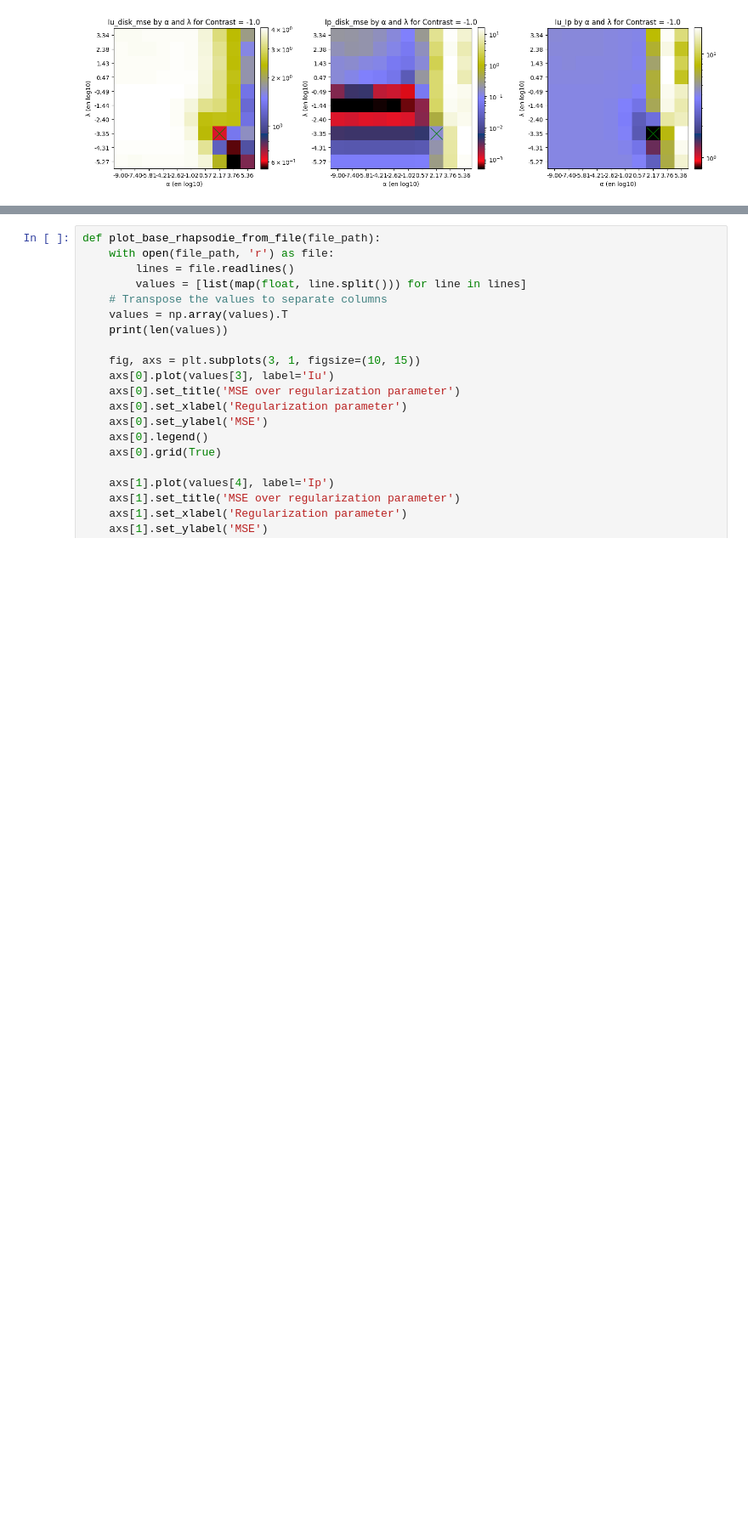
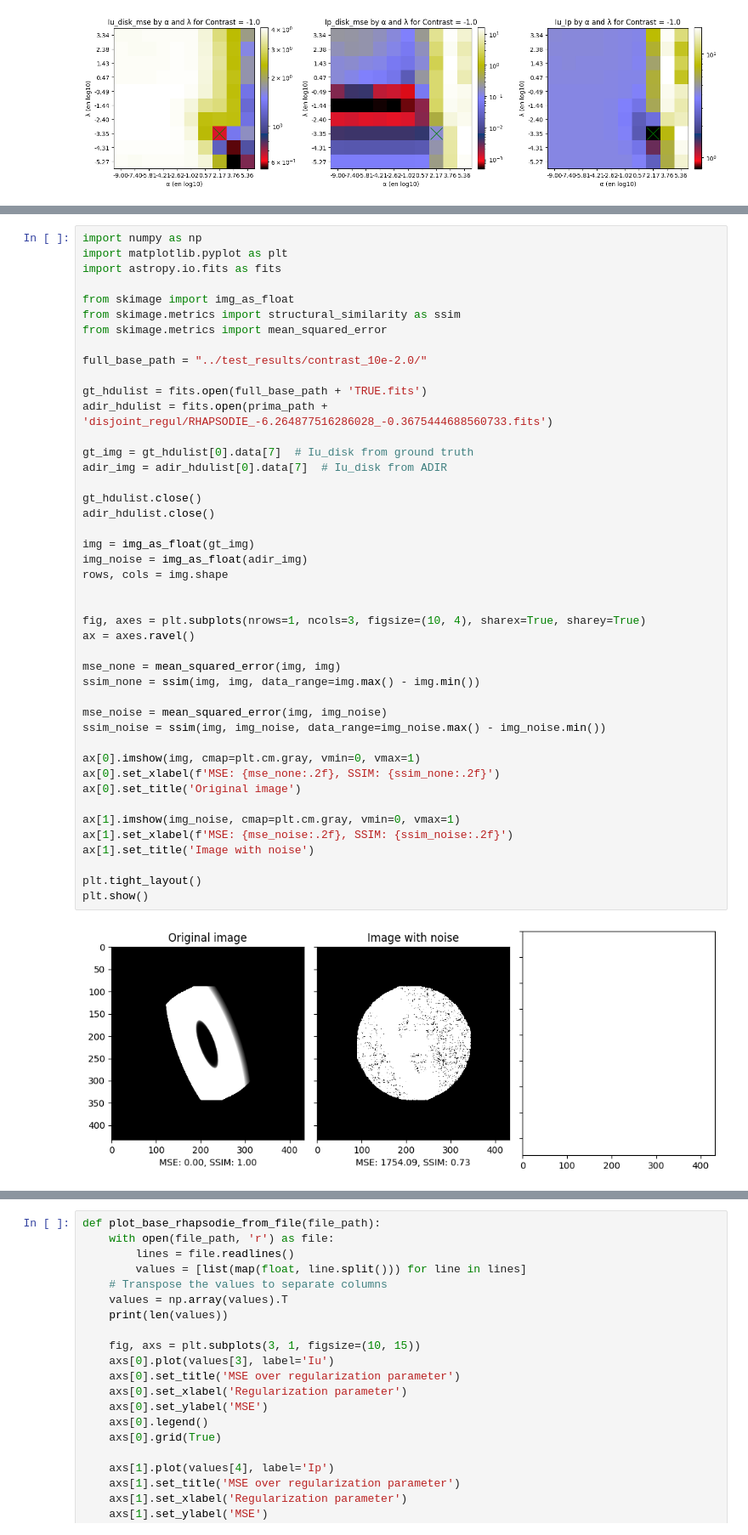
Before and after one commit to LaurenceDenneulin/Rhapsodie.jl, a Jupyter notebook: src/metrics.ipynb, the cells around one changed output, grey strips where cells are left out. Shown at 85% size. Drawn from its saved outputs; the diff is of its cells as text; blank space fills up the shorter version.

```diff
--- a/src/metrics.ipynb
+++ b/src/metrics.ipynb
@@ -237,3 +155,49 @@ compare_methods_plot('../test_results/methods_comparison/mse_rhapsodie_ip_128_po
+# %%
+import numpy as np
+import matplotlib.pyplot as plt
+import astropy.io.fits as fits
+
+from skimage import img_as_float
+from skimage.metrics import structural_similarity as ssim
+from skimage.metrics import mean_squared_error
+
+full_base_path = "../test_results/contrast_10e-2.0/"
+
+gt_hdulist = fits.open(full_base_path + 'TRUE.fits')
+adir_hdulist = fits.open(prima_path + 'disjoint_regul/RHAPSODIE_-6.264877516286028_-0.3675444688560733.fits')
+
+gt_img = gt_hdulist[0].data[7]  # Iu_disk from ground truth
+adir_img = adir_hdulist[0].data[7]  # Iu_disk from ADIR
+
+gt_hdulist.close()
+adir_hdulist.close()
+
+img = img_as_float(gt_img)
+img_noise = img_as_float(adir_img)
+rows, cols = img.shape
+
+
+fig, axes = plt.subplots(nrows=1, ncols=3, figsize=(10, 4), sharex=True, sharey=True)
+ax = axes.ravel()
+
+mse_none = mean_squared_error(img, img)
+ssim_none = ssim(img, img, data_range=img.max() - img.min())
+
+mse_noise = mean_squared_error(img, img_noise)
+ssim_noise = ssim(img, img_noise, data_range=img_noise.max() - img_noise.min())
+
+ax[0].imshow(img, cmap=plt.cm.gray, vmin=0, vmax=1)
+ax[0].set_xlabel(f'MSE: {mse_none:.2f}, SSIM: {ssim_none:.2f}')
+ax[0].set_title('Original image')
+
+ax[1].imshow(img_noise, cmap=plt.cm.gray, vmin=0, vmax=1)
+ax[1].set_xlabel(f'MSE: {mse_noise:.2f}, SSIM: {ssim_noise:.2f}')
+ax[1].set_title('Image with noise')
+
+plt.tight_layout()
+plt.show()
+# %% [output]
+[figure, added]
 # %%
 import matplotlib.pyplot as plt
 import astropy.io.fits as fits
```
Also changed, not shown: parts of 22 cells of this notebook, 11 other files.
